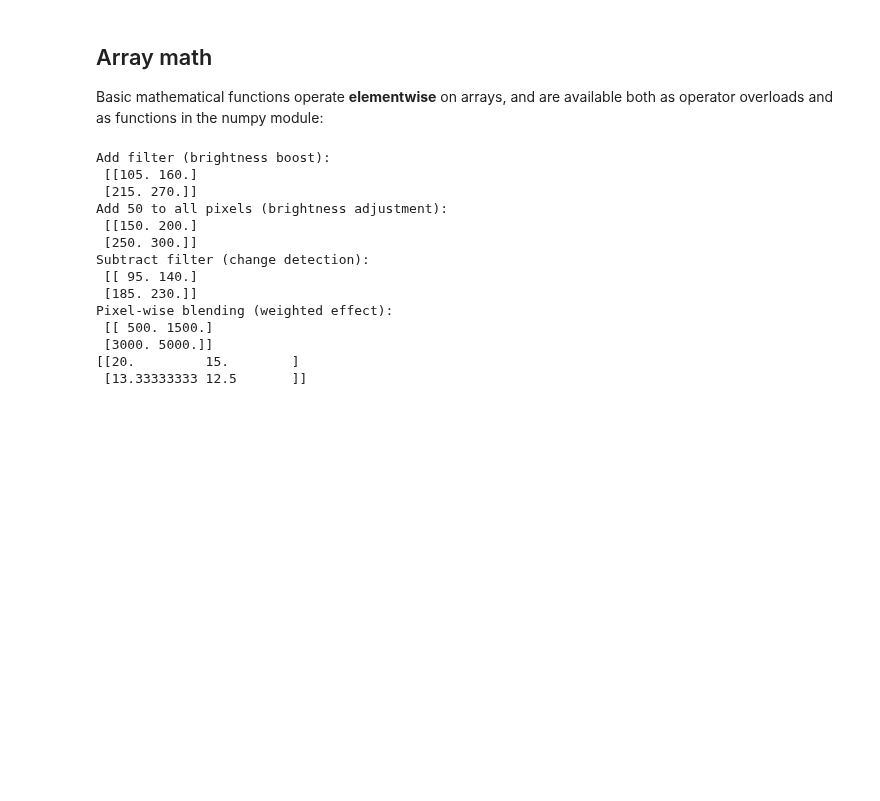
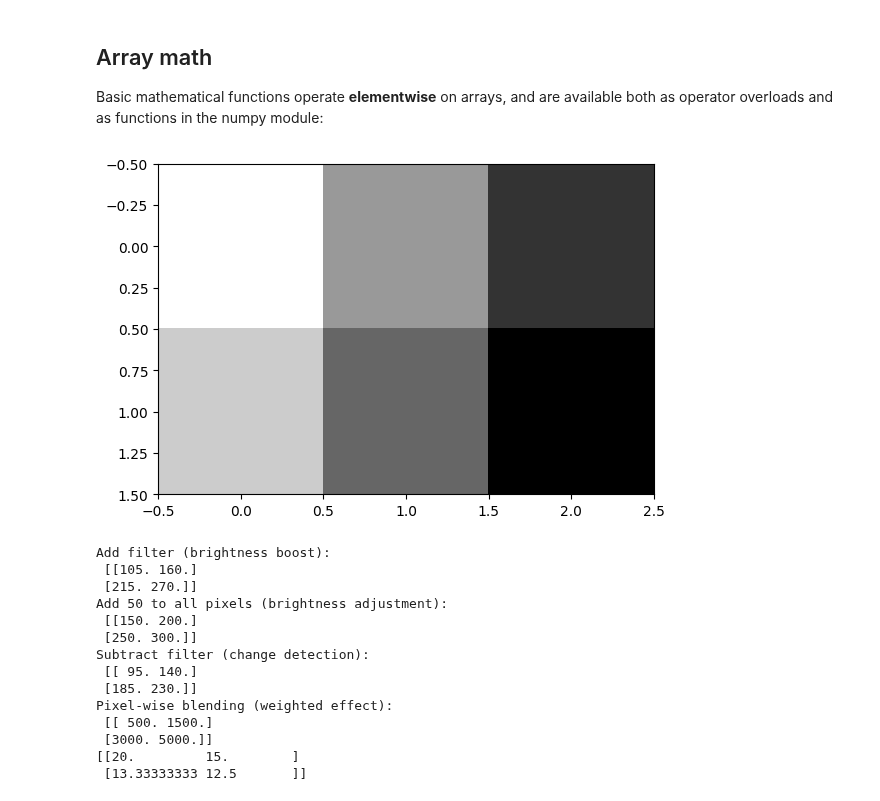
Before and after one commit to ash322ash422/tut_pandas_numpy, a Jupyter notebook: tut_numpy_3_arraymath.ipynb, the cells around one changed output. Drawn from its saved outputs; the diff is of its cells as text; code cells hidden in the pictures; blank space fills up the shorter version.

```diff
--- a/tut_numpy_3_arraymath.ipynb
+++ b/tut_numpy_3_arraymath.ipynb
@@ -26,6 +26,21 @@
 Basic mathematical functions operate **elementwise** on arrays, and are available both as operator overloads and as functions in the numpy module:
 # %%
 import numpy as np
+# %%
+# We can display small 2D arrays as images:
+import matplotlib.pyplot as plt
+
+# Define the 2x3 image patch
+x = np.array([[250, 150, 50],
+              [200, 100, 0]], dtype=np.uint8)
+
+# x = np.random.randint(0, 256, size=(50, 50), dtype=np.uint8) # Generate a 100x100 array with random integers from 0 to 255
+
+plt.imshow(x, cmap='gray')
+# plt.imshow(x) # colored image
+plt.show()
+# %% [output]
+[figure, added]
 # %%
 # Two 2x2 image patches (e.g., from a medical scan or satellite image)
 x = np.array([[100, 150],
```
Also changed, not shown: parts of 1 cell of this notebook, 2 other files.
